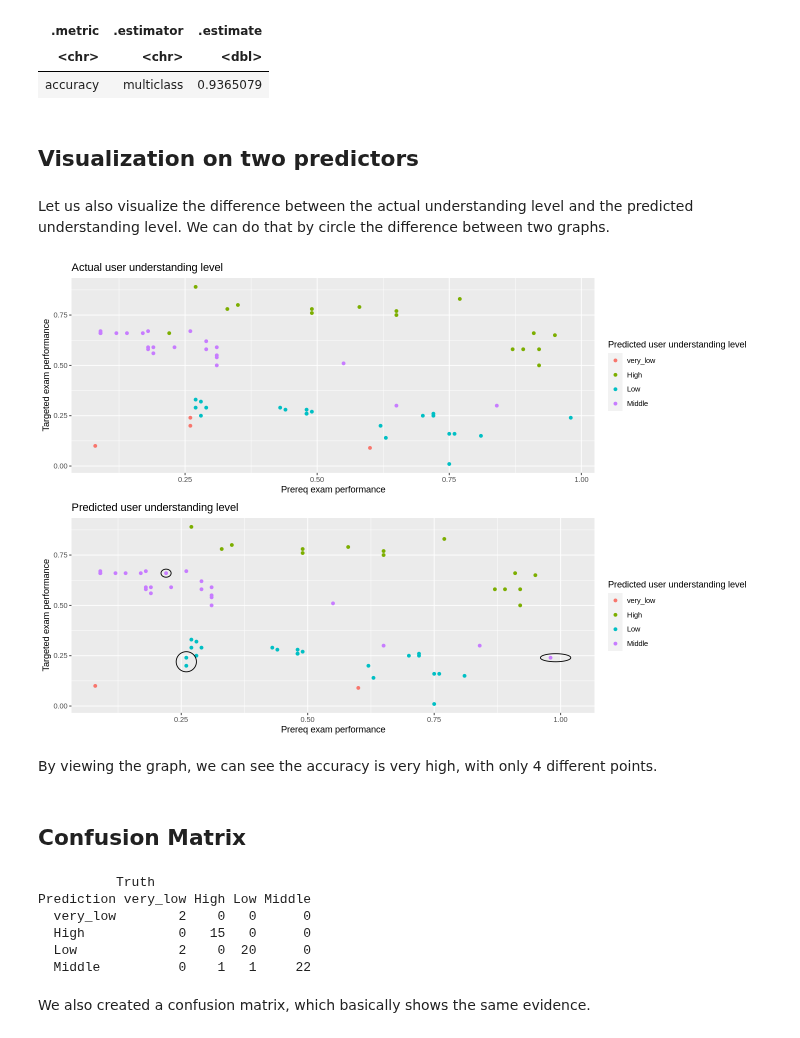
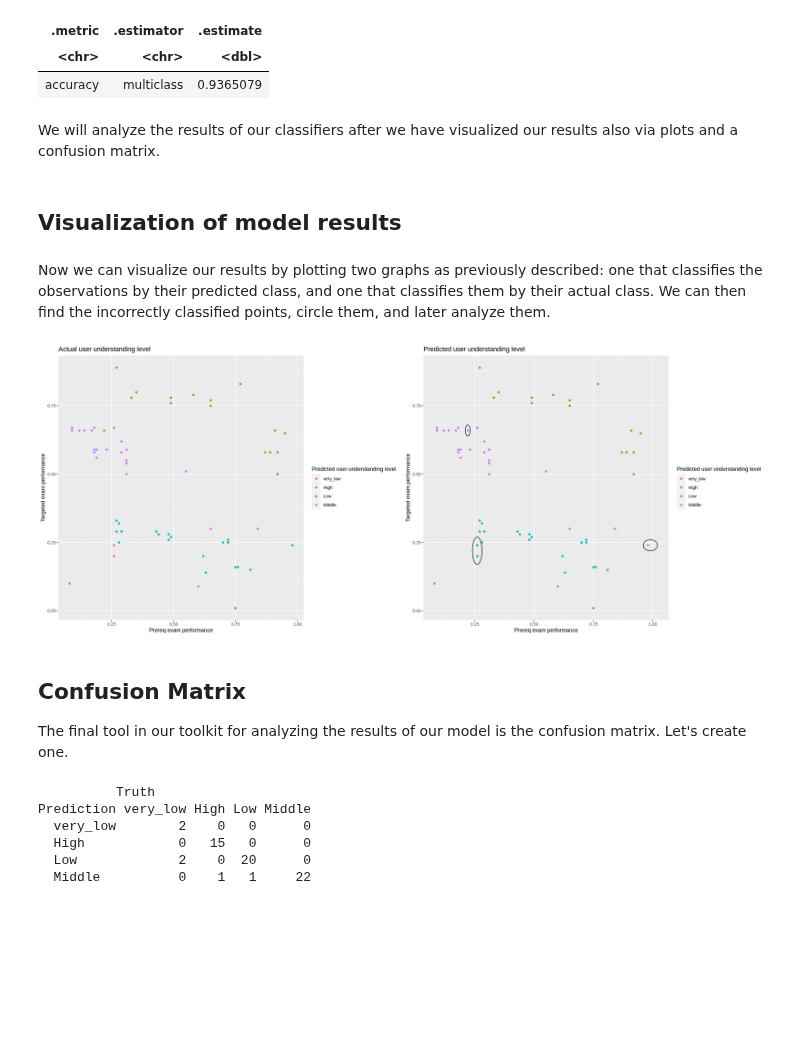
Before and after one commit to cinadia/dsci-project, a Jupyter notebook: Group_Proposal.ipynb, the cells around one changed output. Drawn from its saved outputs; the diff is of its cells as text; code cells hidden in the pictures; blank space fills up the shorter version.

```diff
--- a/Group_Proposal.ipynb
+++ b/Group_Proposal.ipynb
@@ -348,47 +390,52 @@ A tibble: 1 × 3
 | .metric | .estimator | .estimate |
 | <chr> | <chr> | <dbl> |
 | accuracy | multiclass | 0.9365079 |
-# %% [markdown]
-## Visualization on two predictors
-# %% [markdown]
-Let us also visualize the difference between the actual understanding level and the predicted understanding level. We can do that by circle the difference between two graphs.
+# %% [markdown]
+We will analyze the results of our classifiers after we have visualized our results also via plots and a confusion matrix.
+# %% [markdown]
+## Visualization of model results
+# %% [markdown]
+Now we can visualize our results by plotting two graphs as previously described: one that classifies the observations by their predicted class, and one that classifies them by their actual class. We can then find the incorrectly classified points, circle them, and later analyze them.
 # %%
-options(repr.plot.width = 12, repr.plot.height = 8)
+options(repr.plot.width = 20, repr.plot.height = 8)
 
+# create vectors containing the coordinates of the incorrectly-labelled points to circle
 upper_left_point <- c(0.22,0.66)
 lower_left_points <- c(0.26,0.22)
 lower_right_point <- c(0.99,0.24)
 
+# predicted labels plot
 user_predicted_plot <- user_prediction %>%
     ggplot(aes(x = prereq_exam_performance, y = targeted_exam_performance, color = .pred_class)) +
         geom_point() +
         labs(x = "Prereq exam performance", y = "Targeted exam performance", color = "Predicted user understanding level") +
         ggtitle("Predicted user understanding level") +
+        # now we circle the incorrectly labelled points
         annotate("path",
                      x=upper_left_point[1] + 0.01*cos(seq(0,2*pi,length.out=100)),
                      y=upper_left_point[2] + 0.02*sin(seq(0,2*pi,length.out=100))) +
          annotate("path",
                      x=lower_left_points[1] + 0.02*cos(seq(0,2*pi,length.out=100)),
                      y=lower_left_points[2] + 0.05*sin(seq(0,2*pi,length.out=100))) +
         annotate("path",
                      x=lower_right_point[1] + 0.03*cos(seq(0,2*pi,length.out=100)),
                      y=lower_right_point[2] + 0.02*sin(seq(0,2*pi,length.out=100)))
 
-# actual labels
+# actual labels plot
 user_class_plot <- user_prediction %>%
     ggplot(aes(x = prereq_exam_performance, y = targeted_exam_performance, color = understanding_level)) +
         geom_point() +
         labs(x = "Prereq exam performance", y = "Targeted exam performance", color = "Predicted user understanding level") +
         ggtitle("Actual user understanding level")
 
 
-plot_grid(user_class_plot, user_predicted_plot, ncol = 1)
+plot_grid(user_class_plot, user_predicted_plot, nrow = 1)
 # %% [output]
-[figure, old version]
+[figure, new version]
-# %% [markdown]
-By viewing the graph, we can see the accuracy is very high, with only 4 different points.
-# %% [markdown]
-## Confusion Matrix
+# %% [markdown]
+## Confusion Matrix
+
+The final tool in our toolkit for analyzing the results of our model is the confusion matrix. Let's create one.
 # %%
 user_mat <- user_prediction %>%
     conf_mat(truth = understanding_level, estimate = .pred_class)
@@ -400,5 +447,3 @@ Prediction very_low High Low Middle
   High            0   15   0      0
   Low             2    0  20      0
   Middle          0    1   1     22
-# %% [markdown]
-We also created a confusion matrix, which basically shows the same evidence.
```
Also changed, not shown: parts of 46 cells of this notebook.
